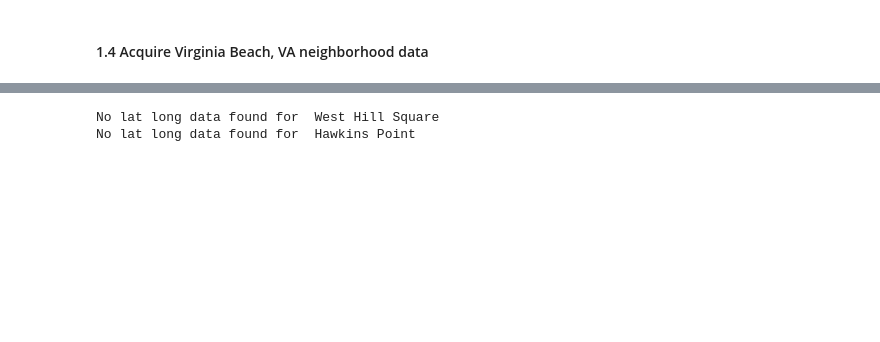
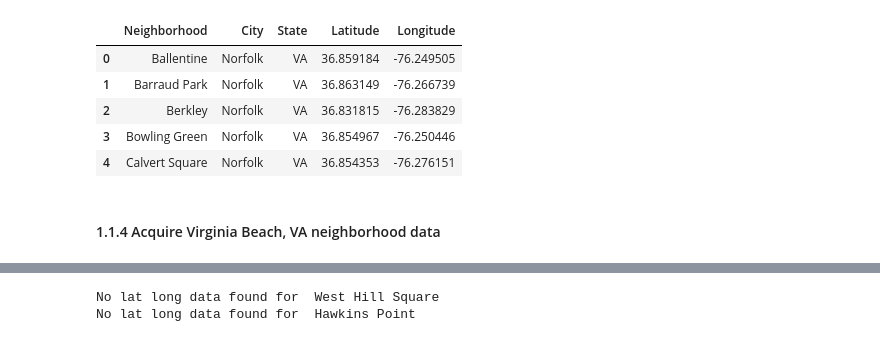
Before and after one commit to mphill82/Coursera_Capstone, a Jupyter notebook: Retail_Inference_notebook.ipynb, the cells around one changed output, grey strips where cells are left out. Drawn from its saved outputs; the diff is of its cells as text; code cells hidden in the pictures; blank space fills up the shorter version.

```diff
--- a/Retail_Inference_notebook.ipynb
+++ b/Retail_Inference_notebook.ipynb
@@ -90,8 +110,16 @@ norva_neigh_df=norva_neigh_df[['Neighborhood','City','State','Latitude','Longitu
 # %%
 #Save dataframe to csv file
 norva_neigh_df.to_csv('norva_neigh_df.csv',index=False)
+norva_neigh_df.head()
+# %% [output]
+|  | Neighborhood | City | State | Latitude | Longitude |
+| 0 | Ballentine | Norfolk | VA | 36.859184 | -76.249505 |
+| 1 | Barraud Park | Norfolk | VA | 36.863149 | -76.266739 |
+| 2 | Berkley | Norfolk | VA | 36.831815 | -76.283829 |
+| 3 | Bowling Green | Norfolk | VA | 36.854967 | -76.250446 |
+| 4 | Calvert Square | Norfolk | VA | 36.854353 | -76.276151 |
 # %% [markdown]
-#### 1.4 Acquire Virginia Beach, VA neighborhood data
+#### 1.1.4 Acquire Virginia Beach, VA neighborhood data
 # %%
 vab_neigh=['Alanton', 'Aragona Village', 'Bay Colony', 'Bayside', 'Cape Henry', 'Chesapeake Beach',
                'Croatan Beach', 'Great Neck Point', 'Green Run', 'Kempsville', 'Lago Mar', 'Larkspur',
```
Also changed, not shown: parts of 45 cells of this notebook, 9 other files.
